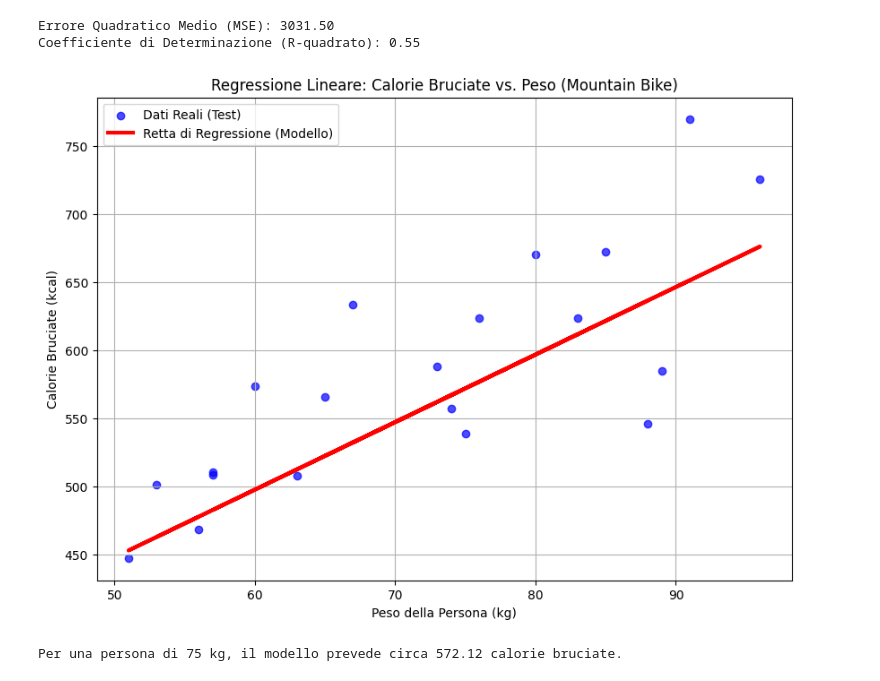
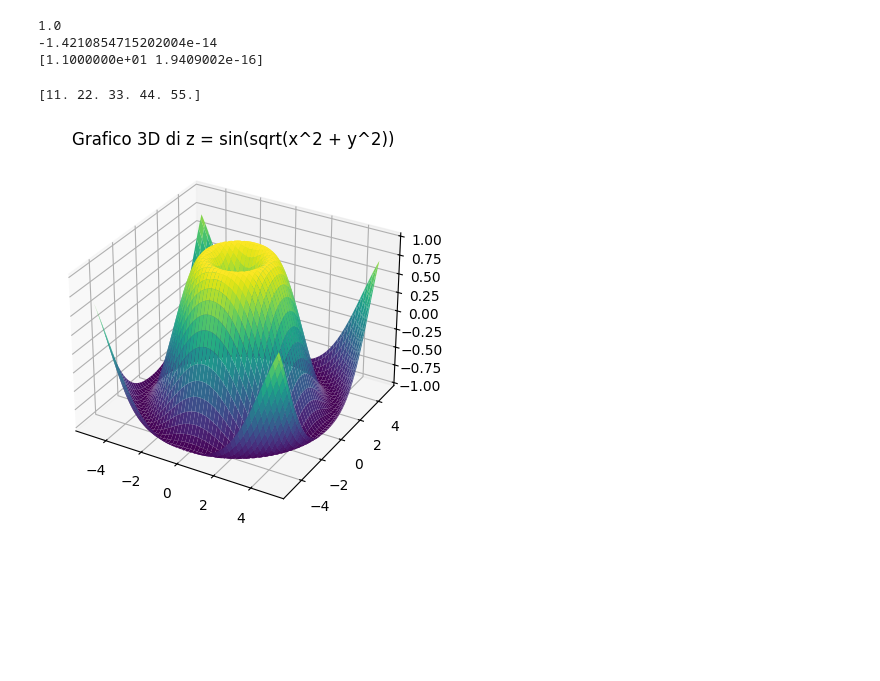
Before and after one commit to francescobifulco/python_corso, a Jupyter notebook: jupeter/prova1.ipynb, the cells around one changed output. Cells and saved outputs as stored; diff of their text form; code cells hidden in the pictures; blank space fills up the shorter version.

Commit message:
nuovo

```diff
--- a/jupeter/prova1.ipynb
+++ b/jupeter/prova1.ipynb
@@ -92,28 +66,29 @@ Previsioni del modello per le prime 5 istanze nel set di test:
-# %%
-mse = mean_squared_error(y_test, previsioni_calorie)
-r2 = r2_score(y_test, previsioni_calorie)
-
-print(f"\nErrore Quadratico Medio (MSE): {mse:.2f}")
-print(f"Coefficiente di Determinazione (R-quadrato): {r2:.2f}")
-# %% [output]
-Errore Quadratico Medio (MSE): 3031.50
-Coefficiente di Determinazione (R-quadrato): 0.55
-# %%
-plt.figure(figsize=(10, 7))
-plt.scatter(X_test, y_test, color='blue', label='Dati Reali (Test)', alpha=0.7)
-plt.plot(X_test, previsioni_calorie, color='red', linewidth=3, label='Retta di Regressione (Modello)')
-
-plt.title('Regressione Lineare: Calorie Bruciate vs. Peso (Mountain Bike)')
-plt.xlabel('Peso della Persona (kg)')
-plt.ylabel('Calorie Bruciate (kcal)')
-plt.legend()
-plt.grid(True)
-plt.show()
-# %% [output]
-[figure, removed]
-# %%
-nuovo_peso = np.array([[75]])
-calorie_previste_nuovo = modello_regressione.predict(nuovo_peso)
-print(f"\nPer una persona di {nuovo_peso[0][0]} kg, il modello prevede circa {calorie_previste_nuovo[0]:.2f} calorie bruciate.")
-# %% [output]
-Per una persona di 75 kg, il modello prevede circa 572.12 calorie bruciate.
+# %%
+r_sq = model.score(x_,y)
+print(r_sq)
+print(model.intercept_)
+print(model.coef_)
+# %% [output]
+1.0
+-1.4210854715202004e-14
+[1.1000000e+01 1.9409002e-16]
+# %%
+y_prede = model.predict(x_)
+print(y_prede)
+# %% [output]
+[11. 22. 33. 44. 55.]
+# %%
+from mpl_toolkits.mplot3d import Axes3D
+
+x = np.linspace(-5, 5, 100)
+y = np.linspace(-5, 5, 100)
+X, Y = np.meshgrid(x, y)
+Z = np.sin(np.sqrt(X**2 + Y**2))
+
+fig = plt.figure()
+ax = fig.add_subplot(111, projection='3d')
+ax.plot_surface(X, Y, Z, cmap="viridis")
+ax.set_title("Grafico 3D di z = sin(sqrt(x^2 + y^2))")
+plt.show()
+# %% [output]
+[figure, added]
```
Also changed, not shown: parts of 22 cells of this notebook, 2 other files.
